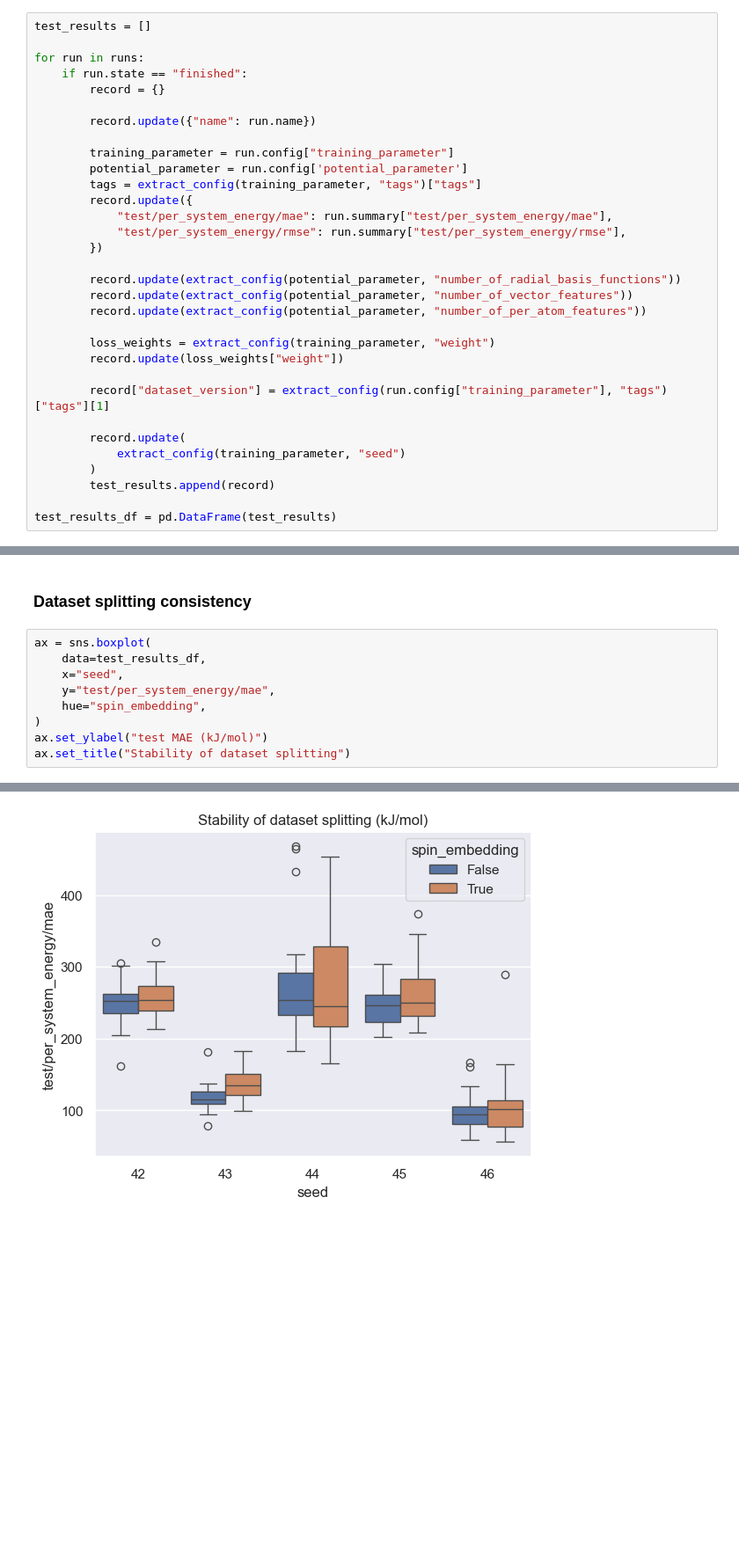
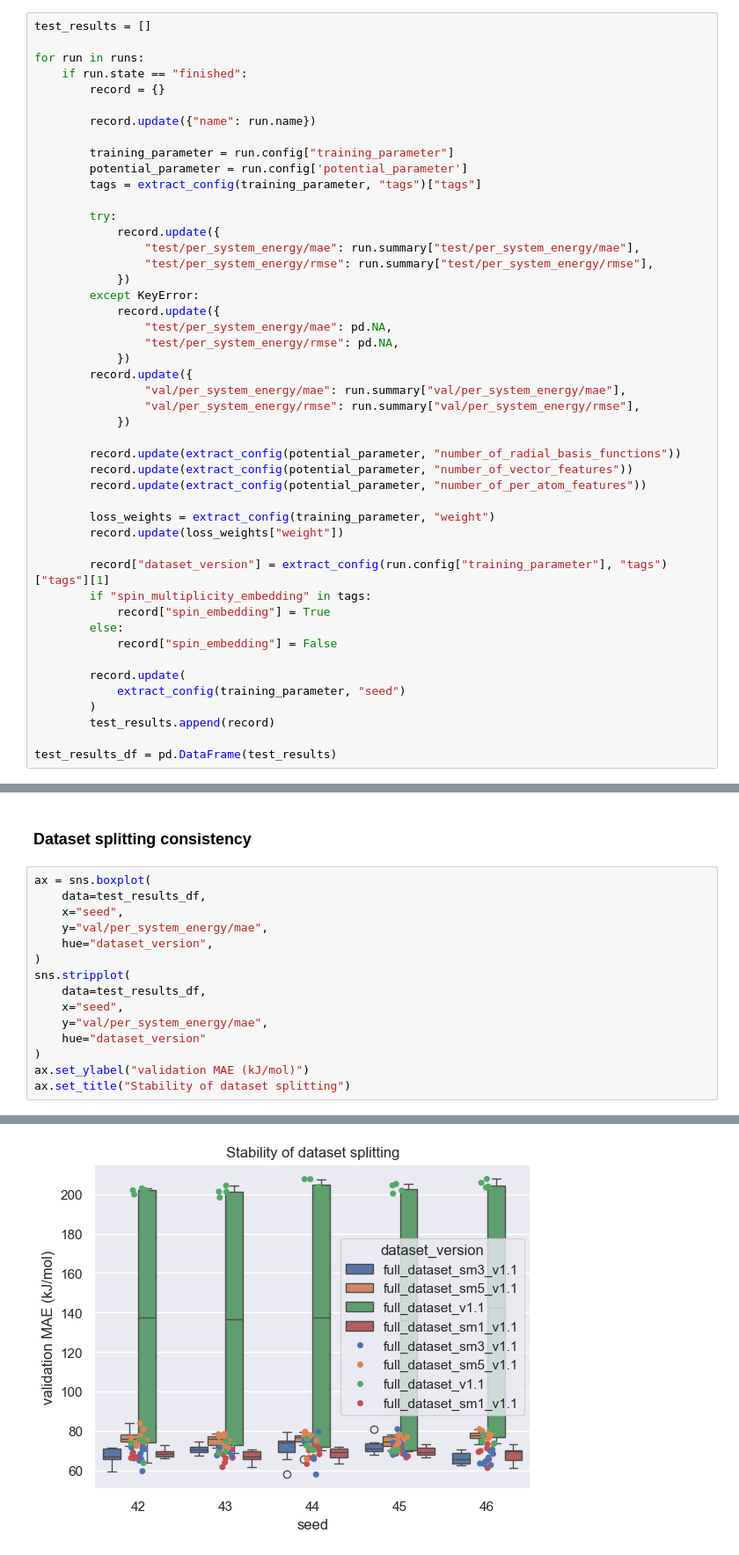
Before and after one commit to MarshallYan/modelforge-experiments, a Jupyter notebook: analysis/aimnet2_tmqm_openff.ipynb, the cells around one changed output, grey strips where cells are left out. Shown at 88% size. Drawn from its saved outputs; the diff is of its cells as text; blank space fills up the shorter version.

```diff
--- a/analysis/aimnet2_tmqm_openff.ipynb
+++ b/analysis/aimnet2_tmqm_openff.ipynb
@@ -51,10 +61,21 @@ for run in runs:
         training_parameter = run.config["training_parameter"]
         potential_parameter = run.config['potential_parameter']
         tags = extract_config(training_parameter, "tags")["tags"]
+
+        try:
+            record.update({
+                "test/per_system_energy/mae": run.summary["test/per_system_energy/mae"],
+                "test/per_system_energy/rmse": run.summary["test/per_system_energy/rmse"],
+            })
+        except KeyError:
+            record.update({
+                "test/per_system_energy/mae": pd.NA,
+                "test/per_system_energy/rmse": pd.NA,
+            })
         record.update({
-            "test/per_system_energy/mae": run.summary["test/per_system_energy/mae"],
-            "test/per_system_energy/rmse": run.summary["test/per_system_energy/rmse"],
-        })
+                "val/per_system_energy/mae": run.summary["val/per_system_energy/mae"],
+                "val/per_system_energy/rmse": run.summary["val/per_system_energy/rmse"],
+            })
 
         record.update(extract_config(potential_parameter, "number_of_radial_basis_functions"))
         record.update(extract_config(potential_parameter, "number_of_vector_features"))
@@ -64,6 +85,10 @@ for run in runs:
         record.update(loss_weights["weight"])
 
         record["dataset_version"] = extract_config(run.config["training_parameter"], "tags")["tags"][1]
+        if "spin_multiplicity_embedding" in tags:
+            record["spin_embedding"] = True
+        else:
+            record["spin_embedding"] = False
 
         record.update(
             extract_config(training_parameter, "seed")
@@ -144,9 +149,15 @@ ModuleNotFoundError: No module named 'seaborn'
 ax = sns.boxplot(
     data=test_results_df,
     x="seed",
-    y="test/per_system_energy/mae",
-    hue="spin_embedding",
+    y="val/per_system_energy/mae",
+    hue="dataset_version",
 )
-ax.set_ylabel("test MAE (kJ/mol)")
+sns.stripplot(
+    data=test_results_df,
+    x="seed",
+    y="val/per_system_energy/mae",
+    hue="dataset_version"
+)
+ax.set_ylabel("validation MAE (kJ/mol)")
 ax.set_title("Stability of dataset splitting")
 # %% [output]
@@ -154 +165 @@ Text(0.5, 1.0, 'Stability of dataset splitting (kJ/mol)')
-[figure, old version]
+[figure, new version]
```
Also changed, not shown: parts of 37 cells of this notebook, 9 other files.
